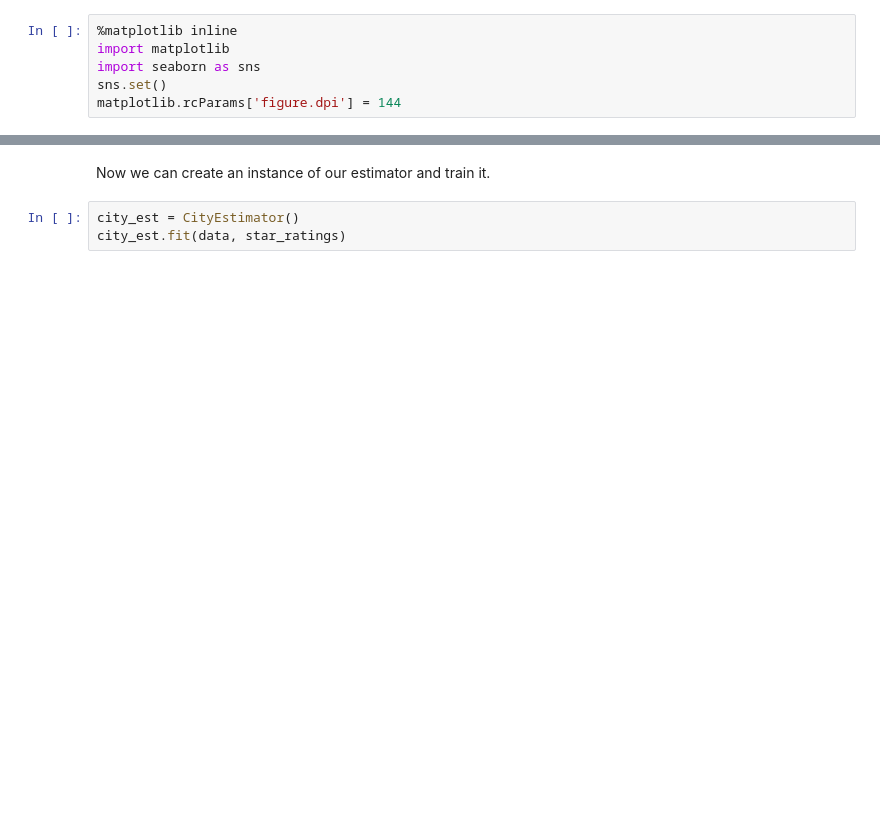
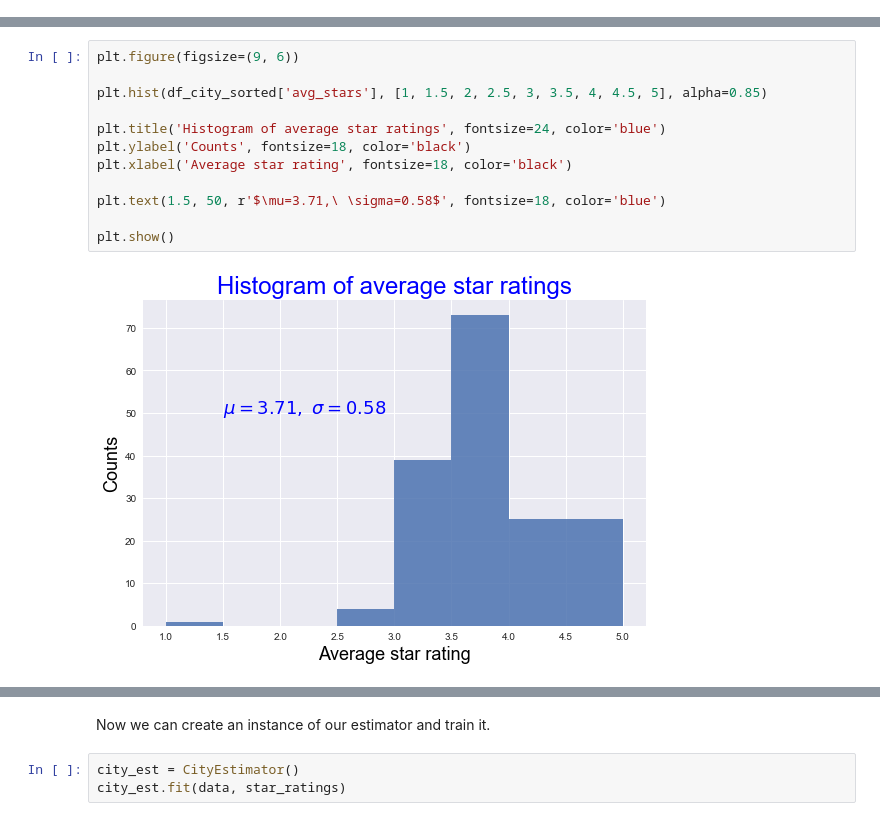
Before and after one commit to TanghuiL/Predicting-popularity-of-new-restaurants, a Jupyter notebook: Predicting popularity of a new restaurant.ipynb, the cells around one changed output, grey strips where cells are left out. Drawn from its saved outputs; the diff is of its cells as text; blank space fills up the shorter version.

Commit message:
data and visualization

```diff
--- a/Predicting popularity of a new restaurant.ipynb
+++ b/Predicting popularity of a new restaurant.ipynb
@@ -1,6 +0,0 @@
-# %%
-%matplotlib inline
-import matplotlib
-import seaborn as sns
-sns.set()
-matplotlib.rcParams['figure.dpi'] = 144
@@ -199,0 +221,14 @@ class CityEstimator(base.BaseEstimator, base.RegressorMixin):
+# %%
+plt.figure(figsize=(9, 6))
+
+plt.hist(df_city_sorted['avg_stars'], [1, 1.5, 2, 2.5, 3, 3.5, 4, 4.5, 5], alpha=0.85)
+
+plt.title('Histogram of average star ratings', fontsize=24, color='blue')
+plt.ylabel('Counts', fontsize=18, color='black')
+plt.xlabel('Average star rating', fontsize=18, color='black')
+
+plt.text(1.5, 50, r'$\mu=3.71,\ \sigma=0.58$', fontsize=18, color='blue')
+
+plt.show()
+# %% [output]
+[figure, added]
```
Also changed, not shown: parts of 85 cells of this notebook, 2 other files.
